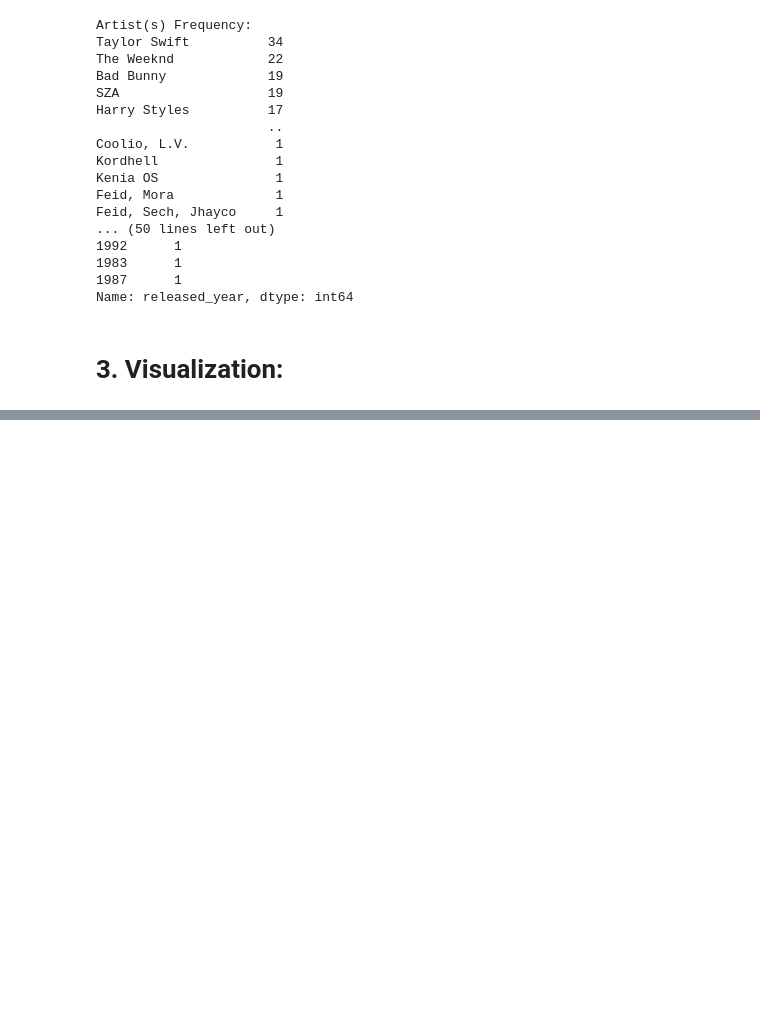
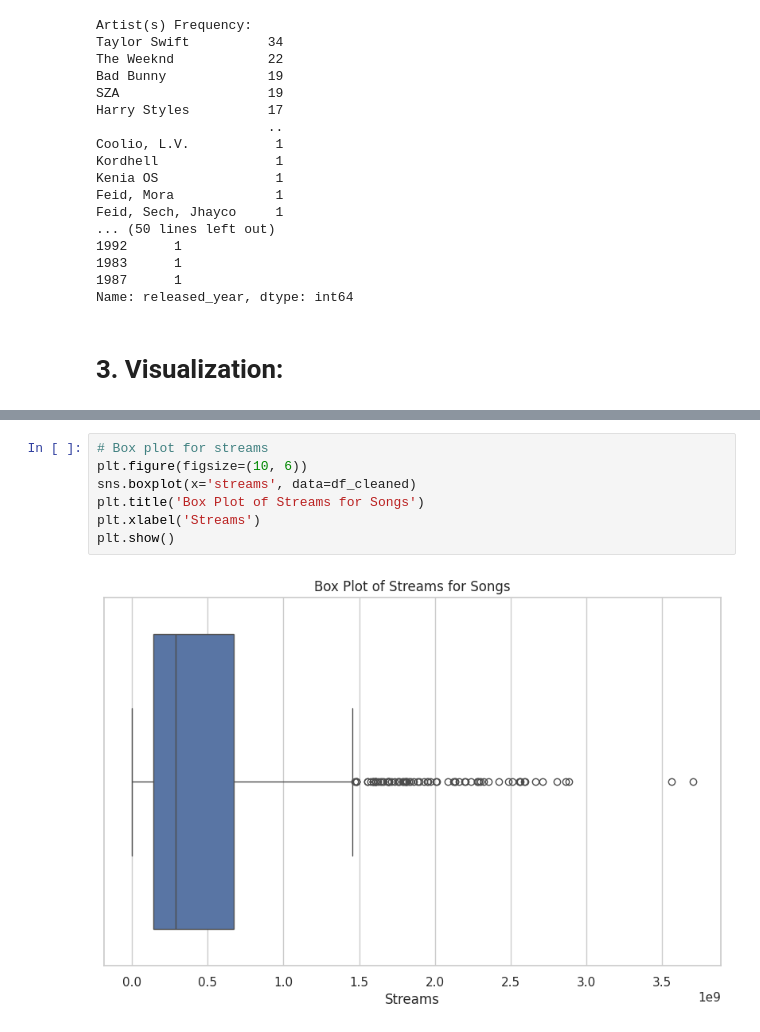
Before and after one commit to hasanahaffendy/STQD6014---Data-Science, a Jupyter notebook: Project2.ipynb, the cells around one changed output, grey strips where cells are left out. Saved outputs shown, nothing was run; the diff lists cells and outputs as text; blank space fills up the shorter version.

```diff
--- a/Project2.ipynb
+++ b/Project2.ipynb
@@ -206,0 +211,9 @@ Passing `palette` without assigning `hue` is deprecated and will be removed in v
+# %%
+# Box plot for streams
+plt.figure(figsize=(10, 6))
+sns.boxplot(x='streams', data=df_cleaned)
+plt.title('Box Plot of Streams for Songs')
+plt.xlabel('Streams')
+plt.show()
+# %% [output]
+[figure, added]
```
Also changed, not shown: parts of 12 cells of this notebook.
